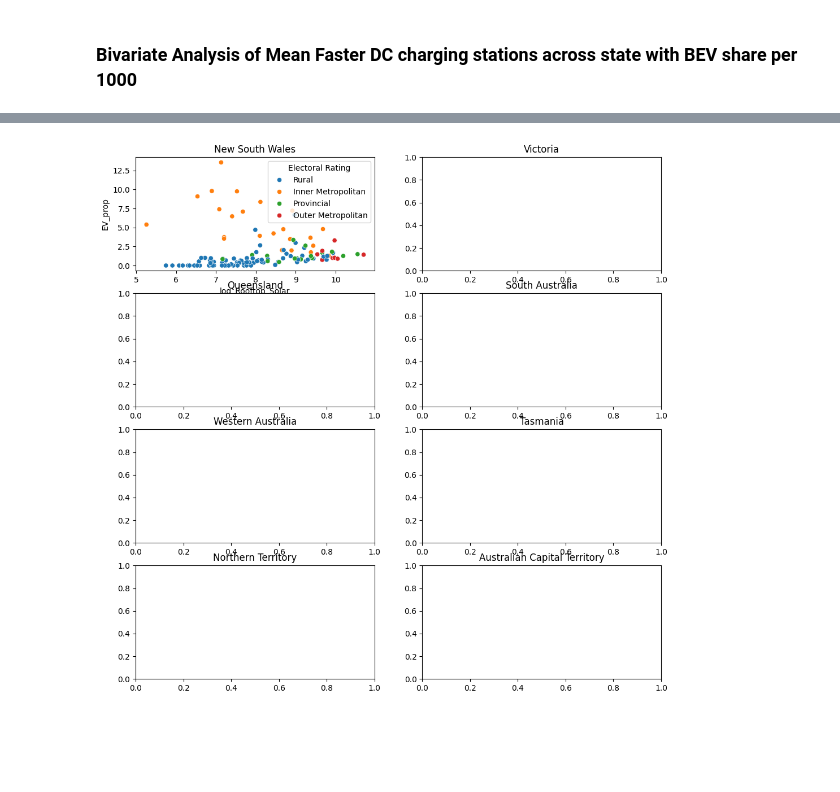
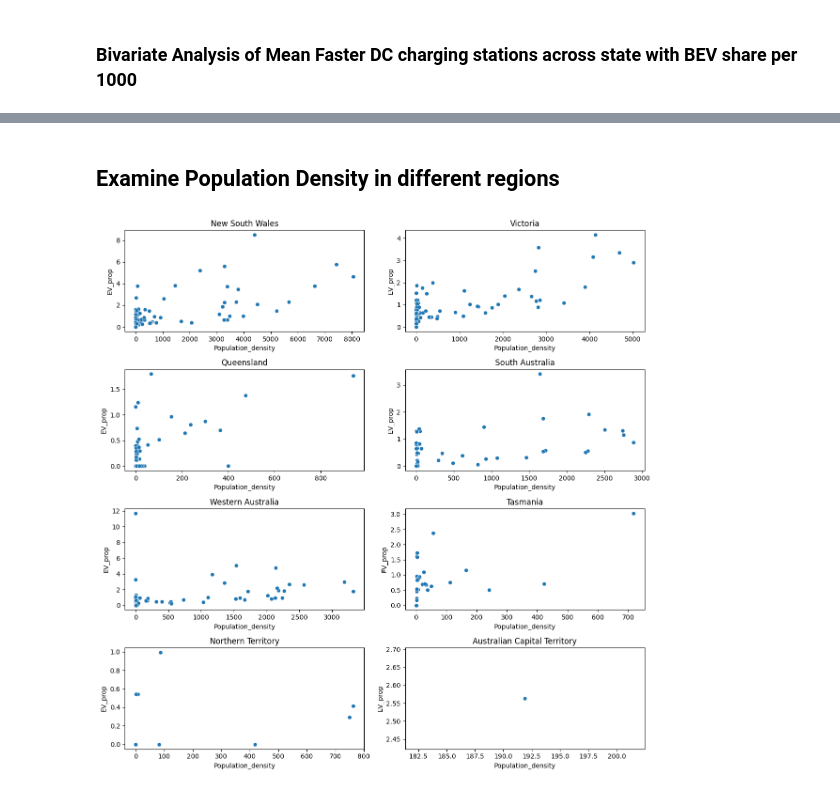
Before and after one commit to MarkStephens060482/forecasting_BEV_adoption_LGA, a Jupyter notebook: Uptake_of_Electric_Vehicles_EDA.ipynb, the cells around one changed output, grey strips where cells are left out. Drawn from its saved outputs; the diff is of its cells as text; code cells hidden in the pictures; blank space fills up the shorter version.

```diff
--- a/Uptake_of_Electric_Vehicles_EDA.ipynb
+++ b/Uptake_of_Electric_Vehicles_EDA.ipynb
@@ -314,7 +317,7 @@ plt.show()
 # %% [markdown]
 ### Bivariate and Univariate Analysis of Analytical variables
 # %%
-State = "Victoria"
+State = "New South Wales"
 Years_of_interest = [2011,2016,2021]
 Analytical_filtered_df = Analytical_df[(Analytical_df['Official Name State']== State)&(Analytical_df['Year'].isin(Years_of_interest))]
 # Remove Official State Name
@@ -564,0 +460,13 @@ plt.show()
+# %%
+#sample 5 from LGA_CODE
+samp = np.random.choice(list(Auxiliary_df.index),5,replace = False)
+# select INCOME variables
+vars = ['INCOME_6','INCOME_18']
+# filter for random LGA_CODE and random columns
+plot_data = Auxiliary_df.loc[samp,vars+["Year","LGA_name"]].reset_index()
+fig,axs = plt.subplots(2,1,figsize = (8, 12))
+#filter for LGA_CODE
+for i,var in enumerate(vars):
+  sns.lineplot(plot_data, x = 'Year',y = var, hue = 'LGA_name', ax = axs[i] )
+  axs[i].set_title(f'{data_dict[var]}')
+plt.show()
@@ -565,3 +477,11 @@ plt.show()
+# %%
+for var in vars:
+  for year in range(2017,2024):
+    Auxiliary_df.loc[(Auxiliary_df['Year'] == year),var] = Auxiliary_df.loc[(Auxiliary_df['Year'] == year),var]*10**6
+
+# Save to csv
+Auxiliary_df.to_csv('Auxiliary_df.csv')
+Analytical_df.to_csv('Analytical_df.csv')
 # %% [markdown]
 ### Chloropleth of BEV share per 1000 people at the LGA level
 # %%
@@ -842,22 +759,25 @@ fig.update_layout(
 fig.show()
 # %% [output]
 [interactive output not drawn]
+# %% [markdown]
+## Examine Population Density in different regions
 # %%
-#### Examine Transformation on Rooftop Solar
-
 plot4_df = Analytical_df.copy()
 plot4_df['Electoral Rating'] = Auxiliary_df['Electoral Rating']
 fig,axs = plt.subplots(4,2,figsize=(12,12))
 states = plot4_df['Official Name State'].unique()
-year = 2022
+year = 2021
 axs = np.ravel(axs)
+### Transform variable
+#plot4_df["Rooftop_Solar_prop"] = 100*plot4_df["Rooftop_Solar"]/ (plot4_df["Households"]+plot4_df["Businesses"])
+# filter dataframe per state
 for ax,state in zip(axs,states):
-  plot4_df = plot4_df[plot4_df['Official Name State']==state].copy()
-  ### Transform variable
-  plot4_df["log_Rooftop_Solar"] = np.log(plot4_df["Rooftop_Solar"])
+  plot4_df_filter = plot4_df[plot4_df['Official Name State']==state].copy()
   # filter dataframe per year
-  plot_data4_filtered = plot4_df[plot4_df['Year'] == year].copy()
-  sns.scatterplot(data = plot_data4_filtered, x="log_Rooftop_Solar",y = "EV_prop", hue = "Electoral Rating",ax = ax)
+  plot_data4_filtered = plot4_df_filter[plot4_df_filter['Year'] == year].copy()
+  sns.scatterplot(data = plot_data4_filtered, x="Population_density",y = "EV_prop", ax = ax)
   ax.set_title(state)
+plt.tight_layout()
+plt.show()
 # %% [output]
-[figure, old version]
+[figure, new version]
```
Also changed, not shown: parts of 24 cells of this notebook.
